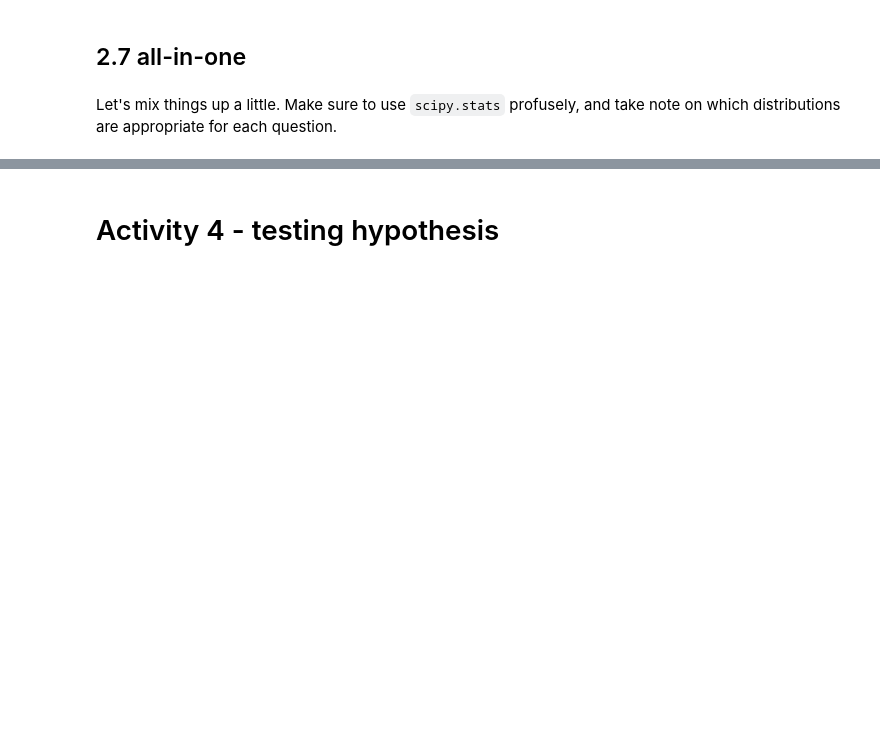
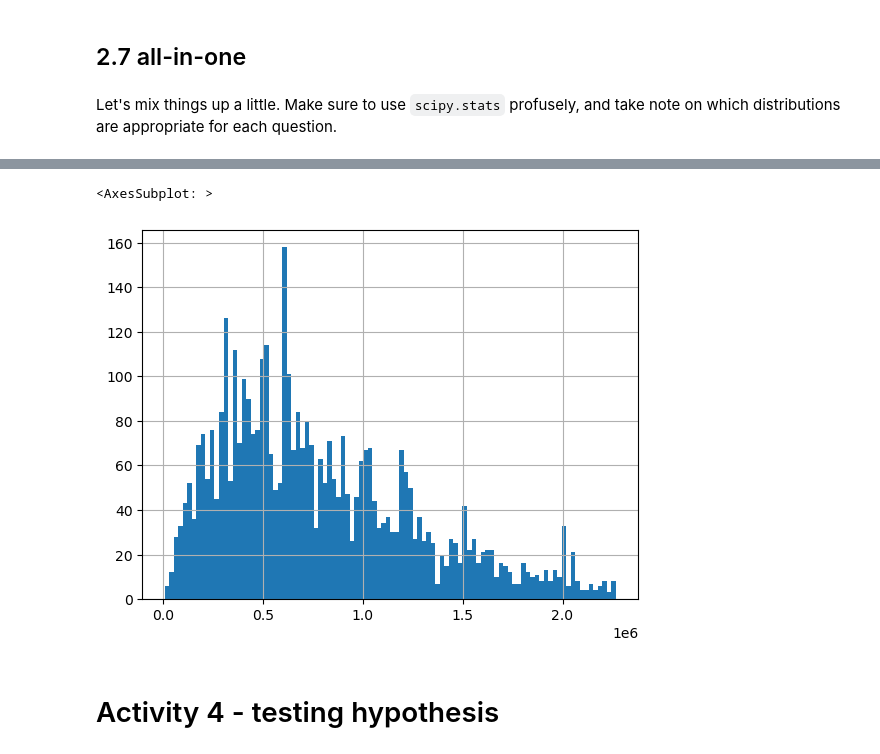
Before and after one commit to emanuelfrazao/probability-notebooks, a Jupyter notebook: new.ipynb, the cells around one changed output, grey strips where cells are left out. Drawn from its saved outputs; the diff is of its cells as text; code cells hidden in the pictures; blank space fills up the shorter version.

```diff
--- a/new.ipynb
+++ b/new.ipynb
@@ -188,0 +224,2 @@ simulate some emails on whether they are spam or not - and get the average - see
+# %%
+df = pd.read_csv('salaries.csv')
@@ -189,3 +238,8 @@ simulate some emails on whether they are spam or not - and get the average - see
+# %%
+df.salary.hist(bins=100)
+# %% [output]
+<AxesSubplot: >
+[figure, added]
 # %% [markdown]
 # Activity 4 - testing hypothesis
 # %%
```
Also changed, not shown: parts of 16 cells of this notebook, 2 other files.
